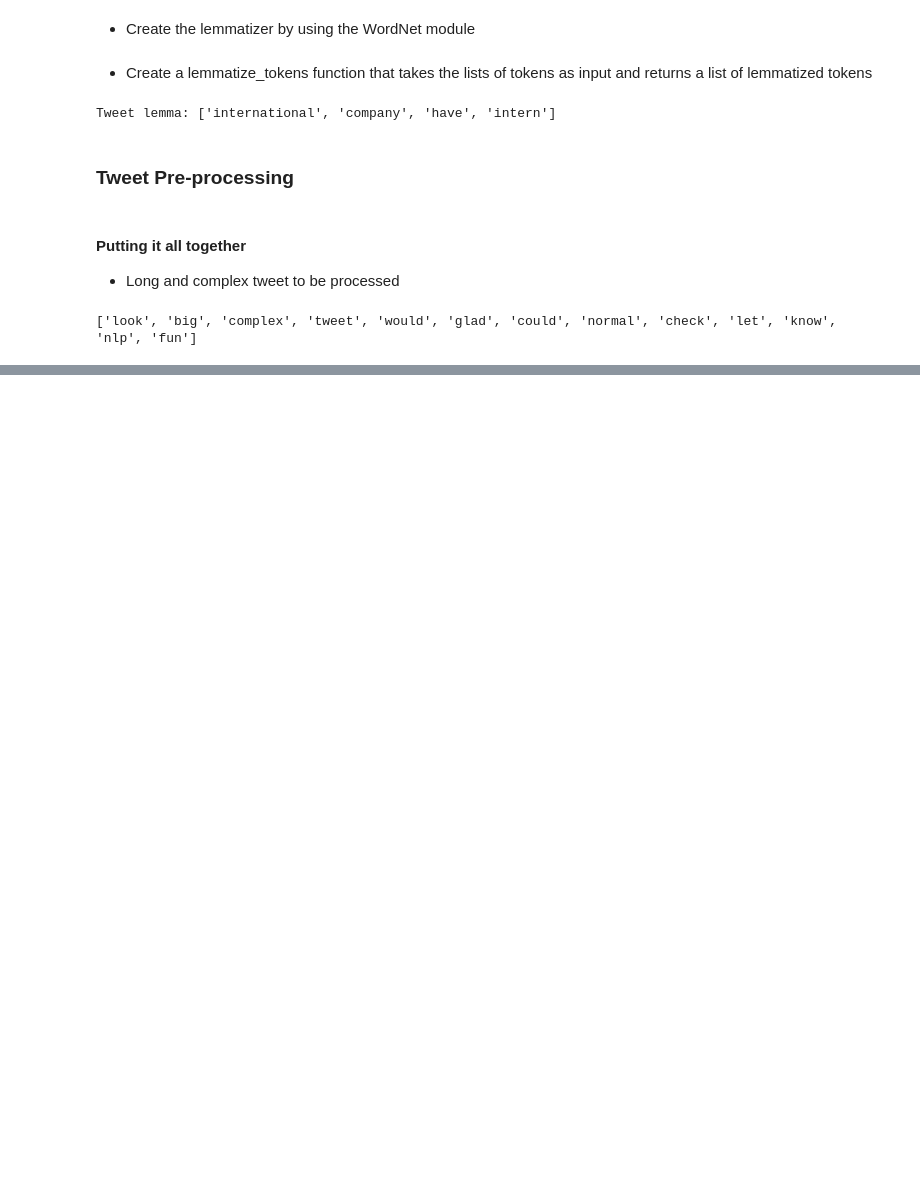
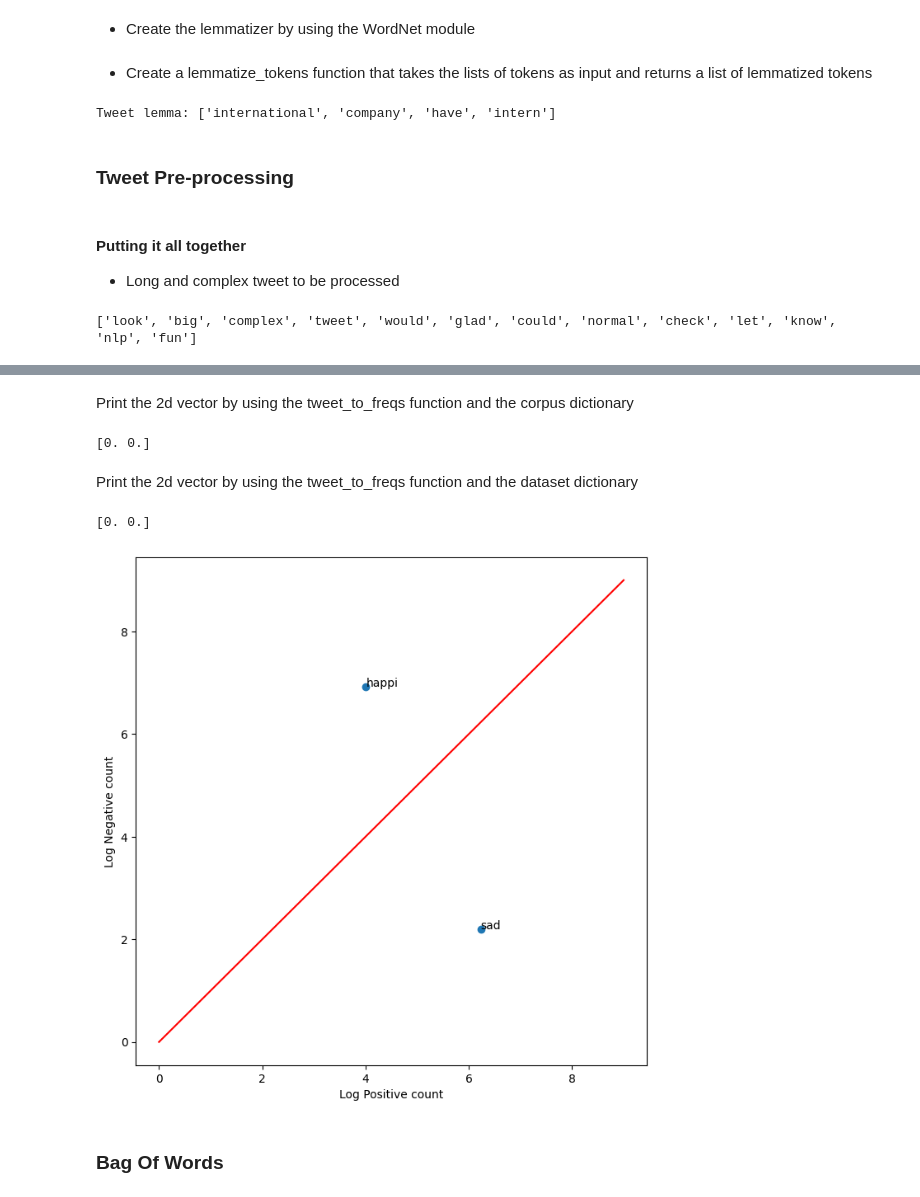
Before and after one commit to gloriabee/TwitterSentimentAnalysis, a Jupyter notebook: TwitterSentimentAnalysis.ipynb, the cells around one changed output, grey strips where cells are left out. Saved outputs shown, nothing was run; the diff lists cells and outputs as text; code cells hidden in the pictures; blank space fills up the shorter version.

Commit message:
Text vectorization updated

```diff
--- a/TwitterSentimentAnalysis.ipynb
+++ b/TwitterSentimentAnalysis.ipynb
@@ -556,0 +608,3 @@ print(process_tweet(complex_tweet, verbose=False))
+# %%
+X=df['tokens'].tolist() # input data
+y=df['tweet_sentiment'].tolist() # output data
@@ -556,0 +668,11 @@ print(process_tweet(complex_tweet, verbose=False))
+# %%
+def build_freqs(tweet_list,sentiment_list):
+  freqs={}
+  for tweet,sentiment in zip(tweet_list,sentiment_list):
+    for word in tweet:
+      pair=(word,sentiment)
+      if pair in freqs:
+        freqs[pair]+=1
+      else:
+        freqs[pair]=1
+  return freqs
@@ -556,0 +681,2 @@ print(process_tweet(complex_tweet, verbose=False))
+# %%
+freqs= build_freqs(corpus,sentiment)
@@ -556,0 +703,2 @@ print(process_tweet(complex_tweet, verbose=False))
+# %%
+freqs_all=build_freqs(X,y)
@@ -556,0 +744,42 @@ print(process_tweet(complex_tweet, verbose=False))
+# %% [markdown]
+Print the 2d vector by using the tweet_to_freqs function and the corpus dictionary
+# %%
+print(tweet_to_freqs(["I","love","nlp"],freqs))
+# %% [output]
+[0. 0.]
+# %% [markdown]
+Print the 2d vector by using the tweet_to_freqs function and the dataset dictionary
+# %%
+print(tweet_to_freqs(["I","love","nlp"],freqs_all))
+# %% [output]
+[0. 0.]
+# %%
+fig, ax = plt.subplots(figsize = (8, 8))
+
+word1 = "happi"
+word2 = "sad"
+
+def word_features(word, freqs):
+  x = np.zeros((2,))
+  if (word, 1) in freqs:
+    x[0] = np.log(freqs[(word, 1)] + 1)
+  if (word, 0) in freqs:
+    x[1] = np.log(freqs[(word, 0)] + 1)
+  return x
+
+x_axis = [word_features(word, freqs_all)[0] for word in [word1, word2]]
+y_axis = [word_features(word, freqs_all)[1] for word in [word1, word2]]
+
+ax.scatter(x_axis, y_axis)
+
+plt.xlabel("Log Positive count")
+plt.ylabel("Log Negative count")
+
+ax.plot([0, 9], [0, 9], color = 'red')
+plt.text(x_axis[0], y_axis[0], word1)
+plt.text(x_axis[1], y_axis[1], word2)
+plt.show()
+# %% [output]
+[figure, added]
+# %% [markdown]
+### Bag Of Words
```
Also changed, not shown: parts of 59 cells of this notebook.
